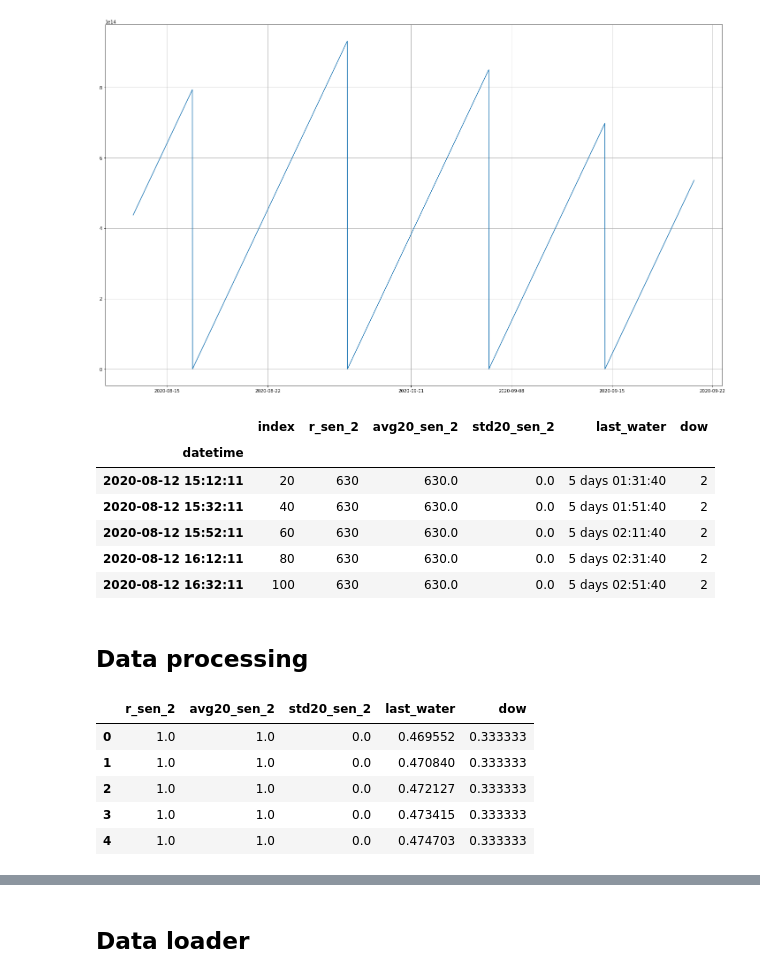
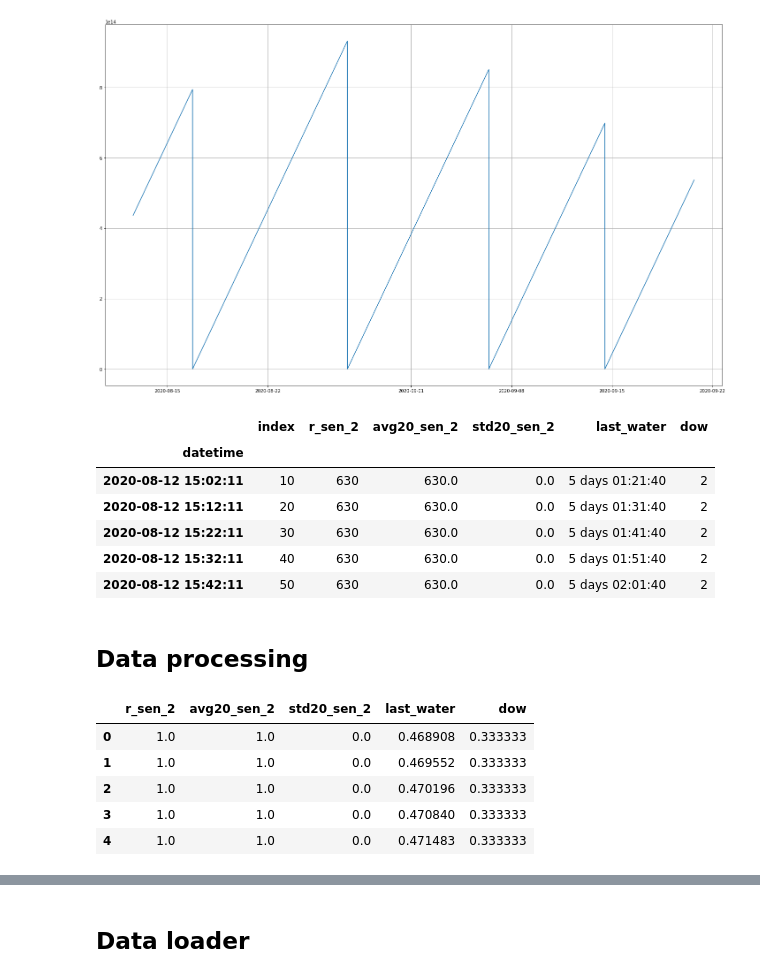
Before and after one commit to JerrickB/MoistBot, a Jupyter notebook: MoistBot.ipynb, the cells around one changed output, grey strips where cells are left out. Drawn from its saved outputs; the diff is of its cells as text; code cells hidden in the pictures.

```diff
--- a/MoistBot.ipynb
+++ b/MoistBot.ipynb
@@ -50,7 +50,7 @@ df = pd.read_csv(PATH,parse_dates=['datetime','date'])
 df.drop(['date','time','r_sen_1','s_sen_1','s_sen_2'],axis=1,inplace=True)
 # df["mvg20_sen_2"] = df.loc[:,"r_sen_2"].rolling(window=20).mean()
 # df["mvg20_sen_2"] = df["mvg20_sen_2"].round()
-x, y, y_err = moving_mean(df['datetime'],df["r_sen_2"], 20)
+x, y, y_err = moving_mean(df['datetime'],df["r_sen_2"], 10)
 df.loc[df['datetime'].isin(x),'avg20_sen_2'] = y
 df.loc[df['datetime'].isin(x),'std20_sen_2'] = y_err
 df.dropna(inplace=True)
@@ -122,11 +122,11 @@ df.head()
 # %% [output]
 |  | index | r_sen_2 | avg20_sen_2 | std20_sen_2 | last_water | dow |
 | datetime |  |  |  |  |  |  |
+| 2020-08-12 15:02:11 | 10 | 630 | 630.0 | 0.0 | 5 days 01:21:40 | 2 |
 | 2020-08-12 15:12:11 | 20 | 630 | 630.0 | 0.0 | 5 days 01:31:40 | 2 |
+| 2020-08-12 15:22:11 | 30 | 630 | 630.0 | 0.0 | 5 days 01:41:40 | 2 |
 | 2020-08-12 15:32:11 | 40 | 630 | 630.0 | 0.0 | 5 days 01:51:40 | 2 |
-| 2020-08-12 15:52:11 | 60 | 630 | 630.0 | 0.0 | 5 days 02:11:40 | 2 |
-| 2020-08-12 16:12:11 | 80 | 630 | 630.0 | 0.0 | 5 days 02:31:40 | 2 |
-| 2020-08-12 16:32:11 | 100 | 630 | 630.0 | 0.0 | 5 days 02:51:40 | 2 |
+| 2020-08-12 15:42:11 | 50 | 630 | 630.0 | 0.0 | 5 days 02:01:40 | 2 |
 # %% [markdown]
 ## Data processing
 # %%
@@ -138,29 +138,35 @@ def ds_make(df,y_col,win=20,md=False):
         if md:
             y.append(df.loc[i+win,['avg20_sen_2','std20_sen_2']])
         else:
-            y.append(df.loc[i+win,'avg20_sen_2'])
+            y.append([df.loc[i+win,'avg20_sen_2']])
     return np.array(x), np.array(y)
 # %%
 df_d = df.reset_index()
 df_d.drop(['index','datetime'],axis=1,inplace=True)
 
 df_d.loc[:,'last_water'] = df_d.loc[:,'last_water'].astype(int)/10000000000
 
 #scale down for computing
 scaler = MinMaxScaler(feature_range=(0,1))
 for col in ['r_sen_2','avg20_sen_2','std20_sen_2','last_water','dow']:
     df_d.loc[:,col] = scaler.fit_transform(df_d[col].values.reshape(-1,1))
 
 # split into DL data
 win = 20
-xs, ys = ds_make(df_d,"r_sen_2",win=win, md=True)
-# xs = [item for sublist in xs for item in sublist]
-# ys = [item for sublist in ys for item in sublist]
+xs, ys = ds_make(df_d,"r_sen_2",win=win)
+xs_t = []
+for lookback in xs:
+    xs_o = []
+    for obs in lookback:
+        for item in obs:
+            xs_o.append(item)
+    xs_t.append(xs_o)
+
 df_d.head()
 # %% [output]
 |  | r_sen_2 | avg20_sen_2 | std20_sen_2 | last_water | dow |
-| 0 | 1.0 | 1.0 | 0.0 | 0.469552 | 0.333333 |
-| 1 | 1.0 | 1.0 | 0.0 | 0.470840 | 0.333333 |
-| 2 | 1.0 | 1.0 | 0.0 | 0.472127 | 0.333333 |
-| 3 | 1.0 | 1.0 | 0.0 | 0.473415 | 0.333333 |
-| 4 | 1.0 | 1.0 | 0.0 | 0.474703 | 0.333333 |
+| 0 | 1.0 | 1.0 | 0.0 | 0.468908 | 0.333333 |
+| 1 | 1.0 | 1.0 | 0.0 | 0.469552 | 0.333333 |
+| 2 | 1.0 | 1.0 | 0.0 | 0.470196 | 0.333333 |
+| 3 | 1.0 | 1.0 | 0.0 | 0.470840 | 0.333333 |
+| 4 | 1.0 | 1.0 | 0.0 | 0.471483 | 0.333333 |
```
Also changed, not shown: parts of 18 cells of this notebook.
